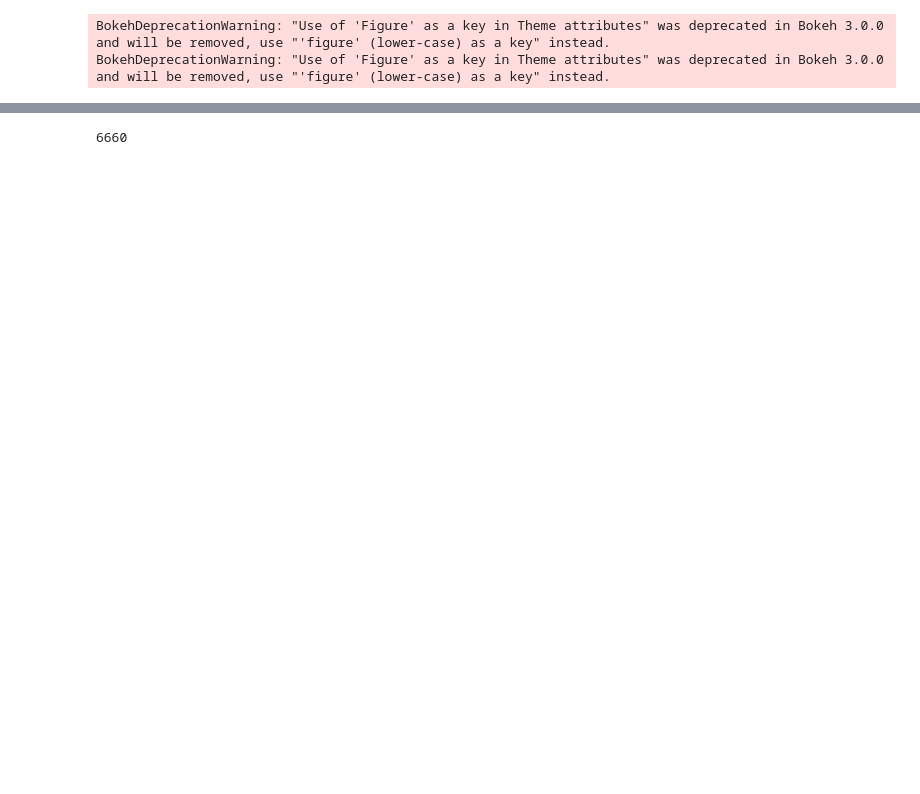
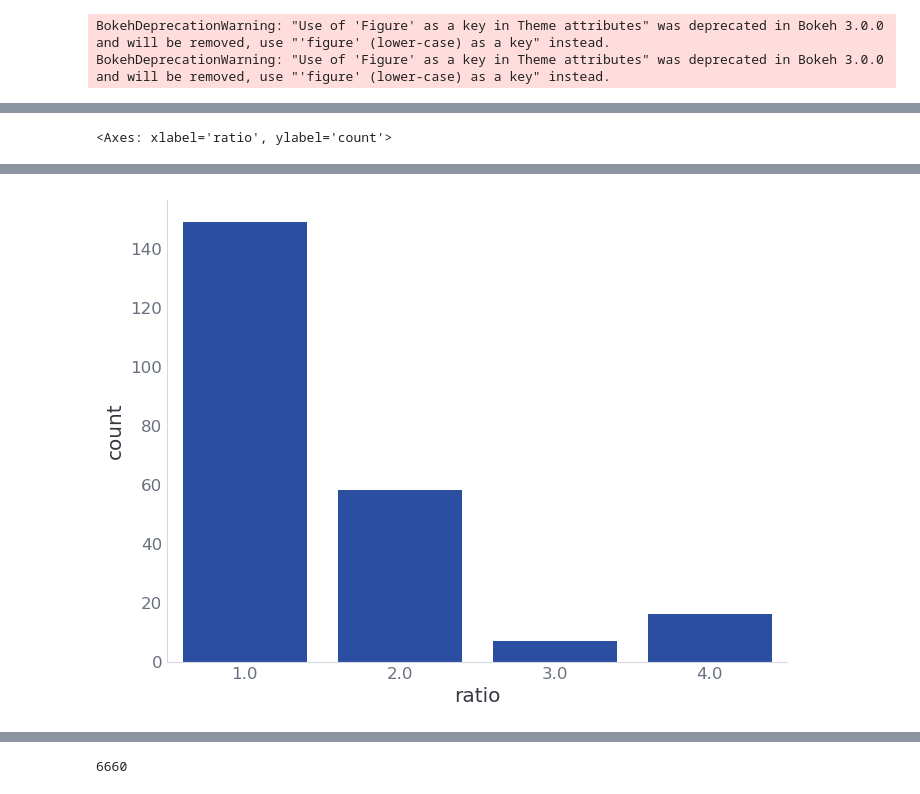
Before and after one commit to nicholas-miklaucic/baysic, a Jupyter notebook: wyckoff-elimination.ipynb, the cells around one changed output, grey strips where cells are left out. Saved outputs shown, nothing was run; the diff lists cells and outputs as text; code cells hidden in the pictures; blank space fills up the shorter version.

```diff
--- a/wyckoff-elimination.ipynb
+++ b/wyckoff-elimination.ipynb
@@ -73,0 +160,25 @@ prev_min
+# %%
+from gemmi import SpaceGroup, UnitCell
+from pyxtal import Group, Wyckoff_position
+from pymatgen.core import SymmOp
+from pyxtal.symmetry import are_equivalent_ops
+import pandas as pd
+import seaborn as sns
+
+gdf = []
+for g in range(1, 231):
+
+    p_to_c = SymmOp.from_xyz_str(SpaceGroup(g).centred_to_primitive().inverse().triplet())
+
+    ops = Group(g).Wyckoff_positions[0].ops
+    new_ops = [p_to_c * op for op in ops]
+    uniq = []
+    for i, op in enumerate(new_ops):
+        if all(not are_equivalent_ops(op, prev_op) for prev_op in new_ops[:i]):
+            uniq.append(op)
+
+    gdf.append({'uniq': len(uniq), 'total': len(new_ops), 'ratio': len(new_ops) / len(uniq)})
+
+gdf = pd.DataFrame(gdf)
+sns.countplot(gdf, x='ratio')
+# %% [output]
@@ -73,0 +186 @@ prev_min
+<Axes: xlabel='ratio', ylabel='count'>
@@ -73,0 +188 @@ prev_min
+[figure, added]
```
Also changed, not shown: parts of 10 cells of this notebook, 9 other files.
